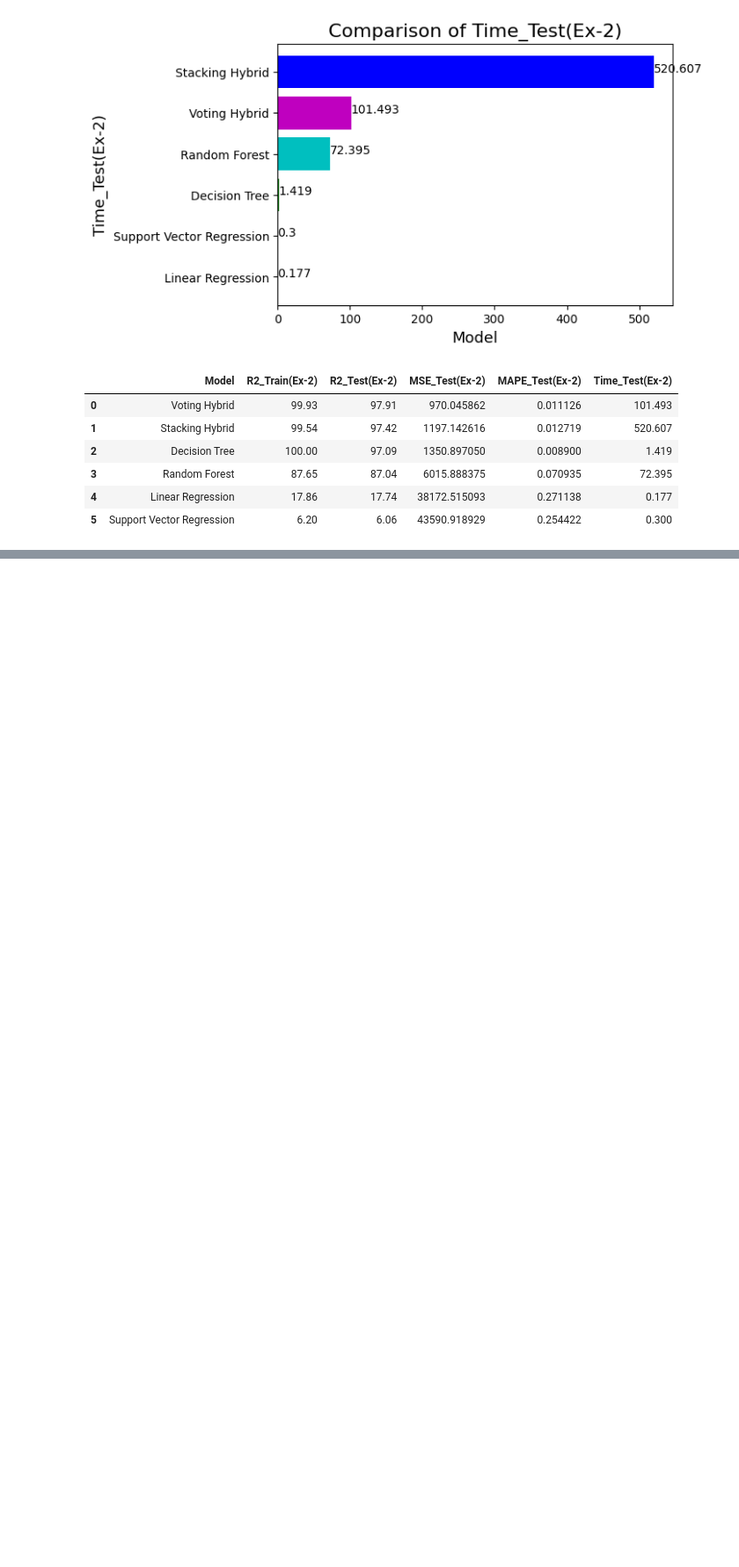
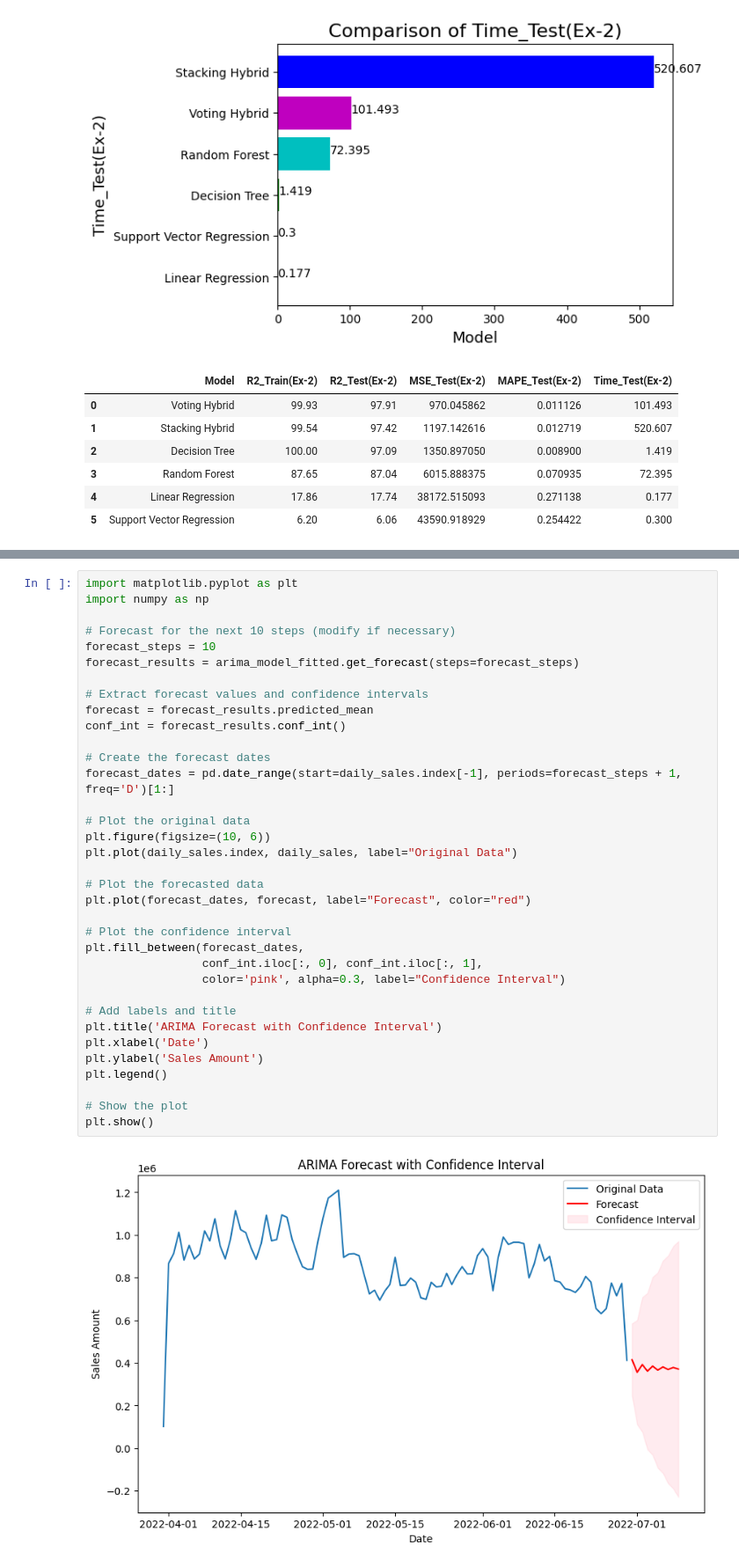
Before and after one commit to vasanthk99/Data_Science_Project, a Jupyter notebook: supermarket_sales_prediction_project.ipynb, the cells around one changed output, grey strips where cells are left out. Shown at 88% size. Cells and saved outputs as stored; diff of their text form; blank space fills up the shorter version.

```diff
--- a/supermarket_sales_prediction_project.ipynb
+++ b/supermarket_sales_prediction_project.ipynb
@@ -1392,0 +864,37 @@ ______________________________________
+# %%
+import matplotlib.pyplot as plt
+import numpy as np
+
+# Forecast for the next 10 steps (modify if necessary)
+forecast_steps = 10
+forecast_results = arima_model_fitted.get_forecast(steps=forecast_steps)
+
+# Extract forecast values and confidence intervals
+forecast = forecast_results.predicted_mean
+conf_int = forecast_results.conf_int()
+
+# Create the forecast dates
+forecast_dates = pd.date_range(start=daily_sales.index[-1], periods=forecast_steps + 1, freq='D')[1:]
+
+# Plot the original data
+plt.figure(figsize=(10, 6))
+plt.plot(daily_sales.index, daily_sales, label="Original Data")
+
+# Plot the forecasted data
+plt.plot(forecast_dates, forecast, label="Forecast", color="red")
+
+# Plot the confidence interval
+plt.fill_between(forecast_dates,
+                 conf_int.iloc[:, 0], conf_int.iloc[:, 1],
+                 color='pink', alpha=0.3, label="Confidence Interval")
+
+# Add labels and title
+plt.title('ARIMA Forecast with Confidence Interval')
+plt.xlabel('Date')
+plt.ylabel('Sales Amount')
+plt.legend()
+
+# Show the plot
+plt.show()
+# %% [output]
+[figure, added]
```
Also changed, not shown: parts of 28 cells of this notebook.
